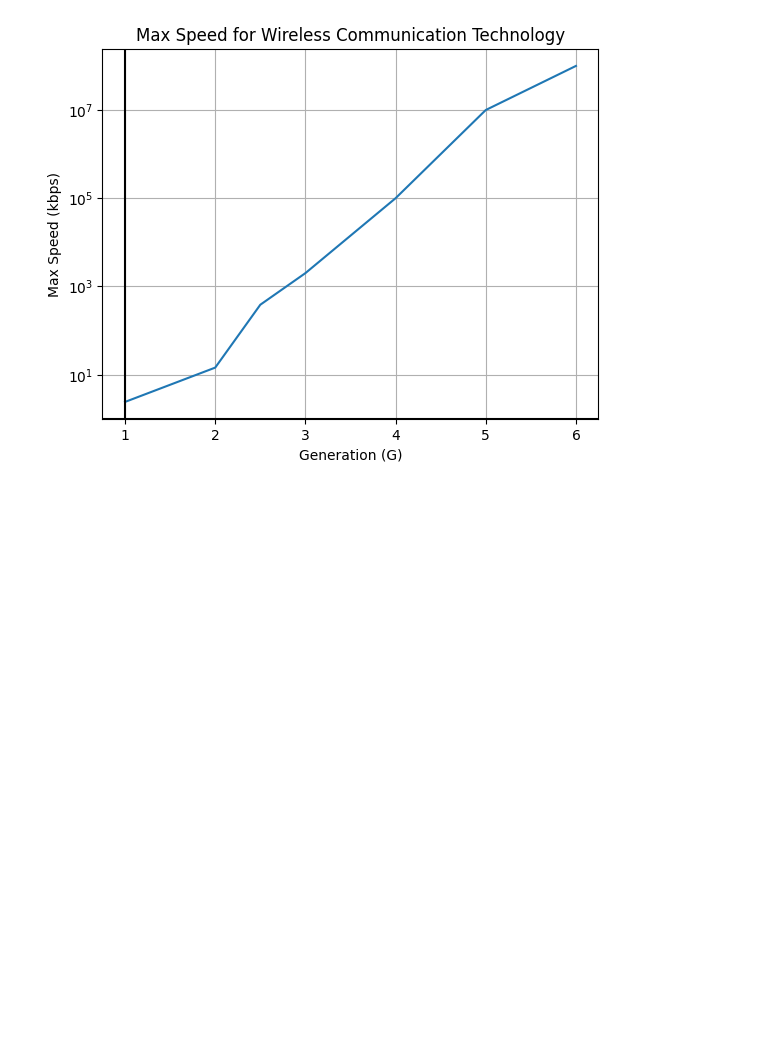
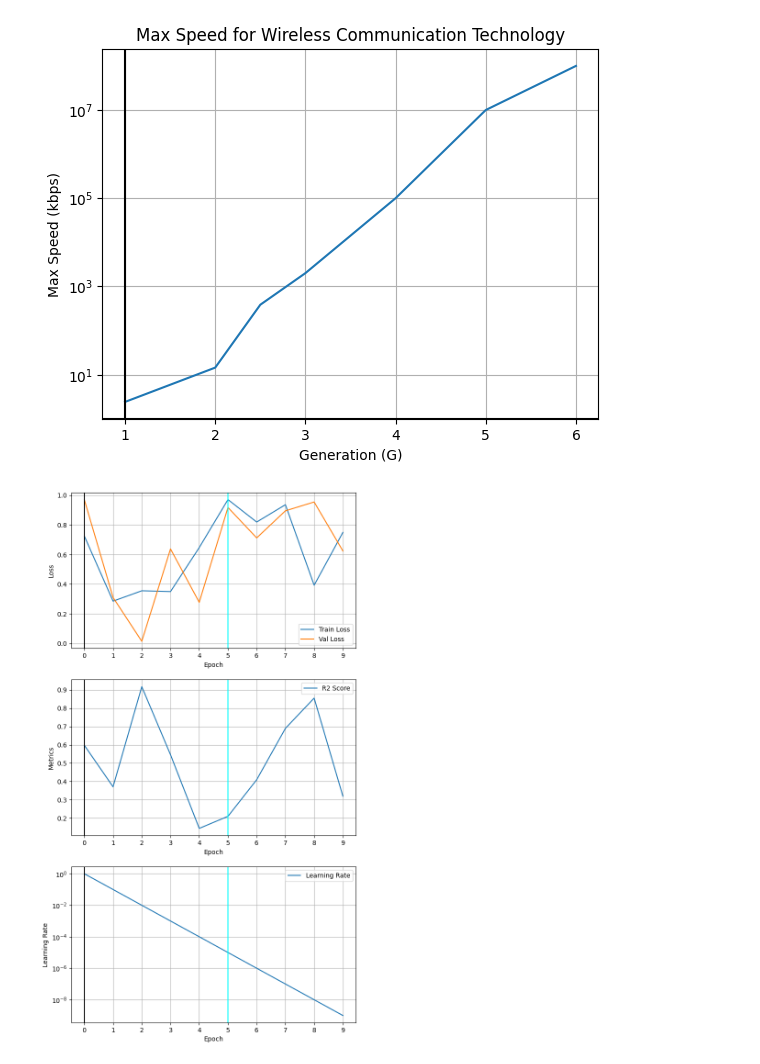
Before and after one commit to kmljt/KaggleNotebooks, a Jupyter notebook: dummy-notebook.ipynb, the cells around one changed output. Saved outputs shown, nothing was run; the diff lists cells and outputs as text; code cells hidden in the pictures; blank space fills up the shorter version.

```diff
--- a/dummy-notebook.ipynb
+++ b/dummy-notebook.ipynb
@@ -35,3 +35,64 @@ ax.axvline(1, c='k')
 plt.show()
 # %% [output]
 [figure]
+# %%
+import numpy as np
+from matplotlib.ticker import MaxNLocator
+
+train_losses = np.random.rand(10)
+val_losses = np.random.rand(10)
+r2s = np.random.rand(10)
+lrs = [10 ** -i for i in range(10)]
+best_r2_epoch = 5
+# %%
+plt.figure(figsize=(8, 15))
+plt.axis('off')
+
+# ========== (1) ==========
+
+plt.subplot(3, 1, 1)
+plt.plot(train_losses, label='Train Loss')
+plt.plot(val_losses, label='Val Loss')
+plt.xlabel('Epoch')
+plt.ylabel('Loss')
+if len(train_losses) < 20:
+    plt.gca().xaxis.set_major_locator(MaxNLocator(integer=True))
+plt.grid(True)
+# plt.axhline(0, color='black')
+plt.axvline(0, color='black')
+plt.axvline(best_r2_epoch, color='cyan')
+plt.legend(loc='best')
+# plt.ylim(-0.05, 1)
+
+# ========== (2) ==========
+
+plt.subplot(3, 1, 2)
+plt.plot(r2s, label='R2 Score')
+plt.xlabel('Epoch')
+plt.ylabel('Metrics')
+if len(train_losses) < 20:
+    plt.gca().xaxis.set_major_locator(MaxNLocator(integer=True))
+plt.grid(True)
+# plt.axhline(1, color='black')
+plt.axvline(0, color='black')
+plt.axvline(best_r2_epoch, color='cyan')
+plt.legend(loc='best')
+
+# ========== (3) ==========
+
+plt.subplot(3, 1, 3)
+plt.yscale('log')
+plt.plot(lrs, label='Learning Rate')
+plt.xlabel('Epoch')
+plt.ylabel('Learning Rate')
+if len(train_losses) < 20:
+    plt.gca().xaxis.set_major_locator(MaxNLocator(integer=True))
+plt.grid(True)
+plt.axhline(0, color='black')
+plt.axvline(0, color='black')
+plt.axvline(best_r2_epoch, color='cyan')
+plt.legend(loc='best')
+
+plt.show()
+# %% [output]
+[figure, added]
```
Also changed, not shown: parts of 1 cell of this notebook.
